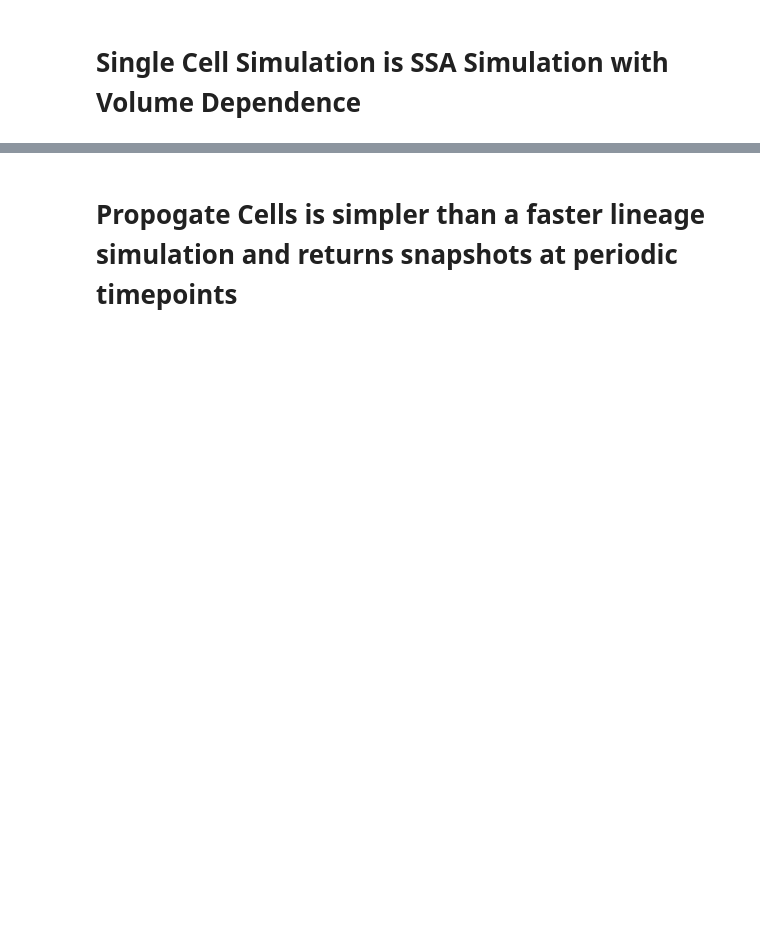
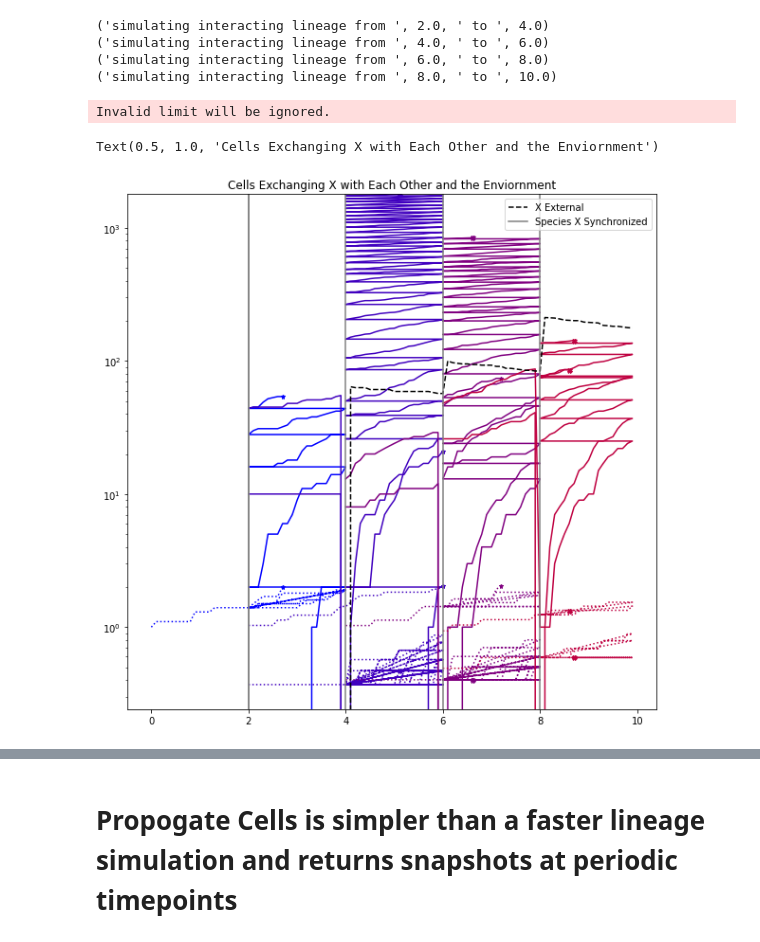
Before and after one commit to biocircuits/bioscrape, a Jupyter notebook: lineage examples/Interacting Lineages (Beta).ipynb, the cells around one changed output, grey strips where cells are left out. Drawn from its saved outputs; the diff is of its cells as text; code cells hidden in the pictures; blank space fills up the shorter version.

Commit message:
Lineage examples split into two notebooks

```diff
--- a/lineage examples/Interacting Lineages (Beta).ipynb
+++ b/lineage examples/Interacting Lineages (Beta).ipynb
@@ -21,37 +7,108 @@ Cells die at a rate which increases with the amount of $X$: $H(X) = k \frac{X^n}
 # %%
-from bioscrape.lineage import LineageModel, LineageVolumeSplitter #For building our Model
-from bioscrape.lineage import py_SimulateCellLineage, py_SimulateSingleCell
+from bioscrape.lineage import py_SimulateInteractingCellLineage, LineageModel, LineageVolumeSplitter
+from bioscrape.types import Model
 import numpy as np
 import pylab as plt
+from time import process_time
+
+global_sync_period = 2
+global_volume = 150
+average_dist_threshold = 1
+initial_cell_counts = [1]
 
 #Python Code to create the model
 ktx = .6
 ktl = 2.5
 kd = .04
 rxns = [
     (["G"], ["G","T"], "massaction", {"k":ktx}),
     (["T"], ["T","X"], "massaction", {"k":ktl}),
     (["T"], [], "massaction", {"k":kd}),
 ]
 
 x0 = {"G":1}
 M = LineageModel(reactions = rxns, initial_condition_dict = x0)
 
 vsplit_options = {
     "default":"binomial",
     "G":"duplicate",
 }
 vsplit = LineageVolumeSplitter(M, options = vsplit_options)
 
 delta = 1
 M.create_division_rule("deltaV", {"threshold":delta}, vsplit)
 g = .1
 kgrow = 1.2
 #M.create_volume_event("linear volume", {"growth_rate":g}, "hillnegative", {"k":kgrow, "s1":"S", "n":2, "K":Kgrow})
 M.create_volume_event("linear volume", {"growth_rate":g}, "massaction", {"k":kgrow, "species":""})
 kdeath = .08
 Kdeath = 25
 M.create_death_event("death", {}, "hillpositive", {"k":kdeath, "s1":"X", "n":2, "K":Kdeath})
 M.py_initialize()
+
+
+kdeg = .1
+global_rxns = [(["X"], [""], "massaction", {"k":kdeg})]
+global_crn = Model(species = ["X"], reactions = global_rxns)
+
+tmax = 10
+dt = .1
+timepoints = np.arange(0, tmax, dt)
+lineage_list, global_results, simulator = py_SimulateInteractingCellLineage(timepoints, global_sync_period,
+                                                                            global_volume = global_volume,
+                                                                            model_list = [M],
+                                                                            initial_cell_states = initial_cell_counts,
+                                                                            global_species = ["X"],
+                                                                            global_volume_model = global_crn,
+                                                                            average_dist_threshold = average_dist_threshold,
+                                                                            safe = False)
+
+lineage_interacting = lineage_list[0]
+sch_tree = lineage_interacting.get_schnitzes_by_generation()
+color_list = [(i/len(sch_tree), 0, 1.-i/len(sch_tree)) for i in range(len(sch_tree))]
+ms = 5
+ymin = 0
+ymax = 0
+plt.figure(figsize = (10, 10))
+for generation in range(len(sch_tree)):
+    L = sch_tree[generation]
+    for sch_ind in range(len(L)):
+        sch = L[sch_ind]
+
+        df = sch.py_get_dataframe(Model = M)
+        plt.plot(df["time"], df["volume"], ":", color = color_list[generation])
+
+        plt.plot(df["time"], df["X"], color = color_list[generation])
+        ymax = max(ymax, np.max(df["X"]))
+
+        dead = sch.py_get_daughters()[0] is None and df["time"][len(df["time"])-1] < timepoints[-1]
+        divided = sch.py_get_daughters()[0] is not None and df["time"][len(df["time"])-1] < timepoints[-1]
+
+        if dead:
+            plt.plot(df["time"][len(df["time"])-1], df["volume"][len(df["volume"])-1], "X", ms = ms, color = color_list[generation])
+            plt.plot(df["time"][len(df["time"])-1], df["X"][len(df["X"])-1], "X", ms = ms, color = color_list[generation])
+        if divided:
+            plt.plot(df["time"][len(df["time"])-1], df["volume"][len(df["volume"])-1], "*", ms = ms, color = color_list[generation])
+            plt.plot(df["time"][len(df["time"])-1], df["X"][len(df["X"])-1], "*", ms = ms, color = color_list[generation])
+
+df_global = global_results.py_get_dataframe(Model = global_crn)
+plt.plot(df_global["time"], df_global["X"], "--", label = "X External", color = "black")
+
+
+for i in range(global_sync_period, tmax, global_sync_period):
+    if i == global_sync_period:
+        plt.plot([i, i], [ymin, ymax], color = "grey", label = "Species X Synchronized")
+    plt.plot([i, i], [ymin, ymax], color = "grey")
+
+plt.yscale('log')
+plt.ylim(ymin, ymax)
+plt.legend()
+plt.title("Cells Exchanging X with Each Other and the Enviornment")
+# %% [output]
+('simulating interacting lineage from ', 2.0, ' to ', 4.0)
+('simulating interacting lineage from ', 4.0, ' to ', 6.0)
+('simulating interacting lineage from ', 6.0, ' to ', 8.0)
+('simulating interacting lineage from ', 8.0, ' to ', 10.0)
+Invalid limit will be ignored.
+Text(0.5, 1.0, 'Cells Exchanging X with Each Other and the Enviornment')
+[figure, added]
-# %% [markdown]
-# Single Cell Simulation is SSA Simulation with Volume Dependence
```
Also changed, not shown: parts of 22 cells of this notebook, 1 other file.
